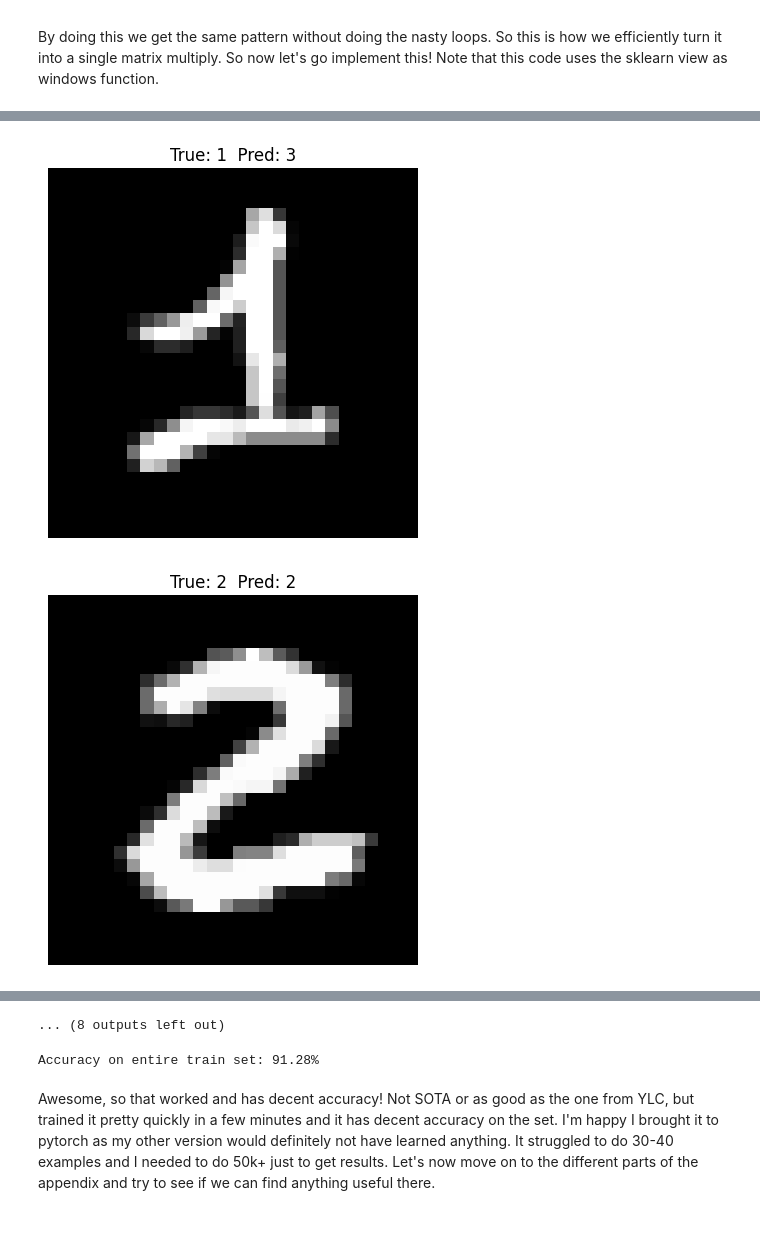
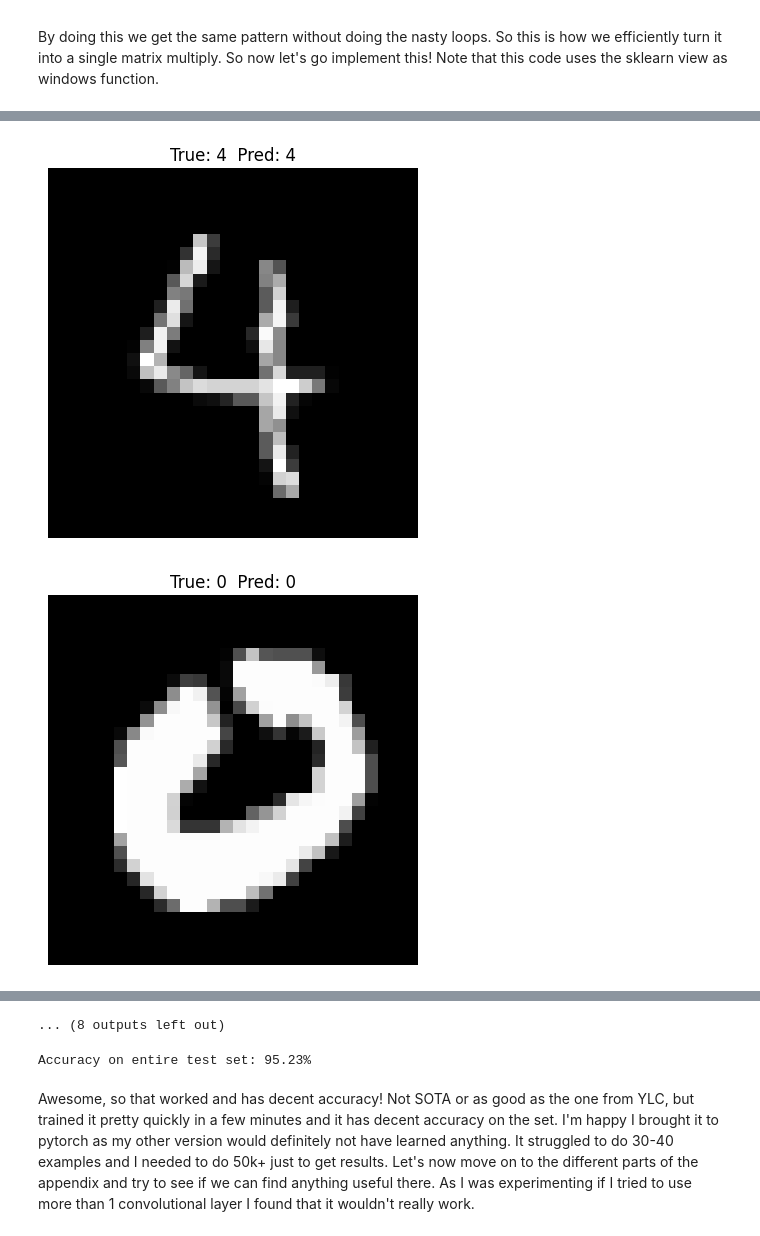
Before and after one commit to julianh65/ML_Learning, a Jupyter notebook: 02-lenet-training-fixes-and-optimizations/lenet_pytorch.ipynb, the cells around one changed output, grey strips where cells are left out. Cells and saved outputs as stored; diff of their text form; code cells hidden in the pictures.

```diff
--- a/02-lenet-training-fixes-and-optimizations/lenet_pytorch.ipynb
+++ b/02-lenet-training-fixes-and-optimizations/lenet_pytorch.ipynb
@@ -13,6 +13,9 @@ x_test = x_test.astype('float32') / 255.0
 
 x_train = torch.from_numpy(x_train)
 y_train = torch.from_numpy(y_train)
+
+x_test = torch.from_numpy(x_test)
+y_test = torch.from_numpy(y_test)
 print("done")
 # %% [output]
 done
@@ -124,8 +127,8 @@ plt.show()
 # %% [output]
 [figure]
 # %%
-# test it on 10 examples
-test_number = 20
+# test it on 5 examples
+test_number = 5
 # helper function to visualize an example
 import matplotlib.pyplot as plt
 import numpy as np
@@ -326,10 +325,10 @@ class LeNet():
     def __init__(self):
         self.layers = [
             # input shape is 28 x 28
-            Convolutional_Feature_Map(18, 1, 5, 5),
+            Convolutional_Feature_Map(16, 1, 5, 5),
             AvgPool2D(2, 2),
             Flatten(),
-            Fully_Connected_Layer(2592, 10, False),
+            Fully_Connected_Layer(2304, 10, False),
         ]
     def __call__(self, x):
         for layer in self.layers:
@@ -343,20 +342,21 @@ import random
 
 lossi = []
 lenet = LeNet()
-learning_rate = 0.002
-epochs = 4
+learning_rate = 0.005
+epochs = 6
 examples_per_epoch = 60000
-switch_point = 3
+switch_point = 5
 print(len(x_train))
 
-print_reset_error_interval = 1000
+print_reset_error_interval = 5000
 cumulative_error = 0
 
 for epoch in range(epochs):
     print("epoch " + str(epoch))
+    cumulative_error = 0
     if(epoch >= switch_point):
         print("reducing lr")
-        learning_rate = 0.0004
+        learning_rate = 0.0003
     for i in range(examples_per_epoch):
         out = lenet(x_train[i])
         loss = loss_individual(out, y_train[i].item())
@@ -419,6 +419,6 @@ def pick_label(out):
 
 for i in range(test_number):
     i = i + 20
-    forward_label = lenet(x_train[i])
-    show_mnist_example(x_train[i], pred_label=pick_label(forward_label), true_label=y_train[i])
+    forward_label = lenet(x_test[i])
+    show_mnist_example(x_test[i], pred_label=pick_label(forward_label), true_label=y_test[i])
 # %% [output]
@@ -429,2 +429,2 @@ for i in range(test_number):
-[figure, old version]
+[figure, new version]
-[figure, old version]
+[figure, new version]
@@ -437,19 +437,19 @@ for i in range(test_number):
 ... (8 outputs left out)
 # %%
 correct_predictions = 0
-total_examples = len(x_train[:5000])
+total_examples = len(x_test)
 
 for i in range(total_examples):
-    out = lenet(x_train[i])
+    out = lenet(x_test[i])
 
     predicted_class = torch.argmax(out).item()
 
-    true_label = y_train[i].item()
+    true_label = y_test[i].item()
 
     if predicted_class == true_label:
         correct_predictions += 1
 
 accuracy_percentage = (correct_predictions / total_examples) * 100
-print(f"Accuracy on entire train set: {accuracy_percentage:.2f}%")
+print(f"Accuracy on entire test set: {accuracy_percentage:.2f}%")
 # %% [output]
-Accuracy on entire train set: 91.28%
+Accuracy on entire test set: 95.23%
@@ -458,5 +456,5 @@ Accuracy on entire train set: 91.28%
 # %% [markdown]
-Awesome, so that worked and has decent accuracy! Not SOTA or as good as the one from YLC, but trained it pretty quickly in a few minutes and it has decent accuracy on the set. I'm happy I brought it to pytorch as my other version would definitely not have learned anything. It struggled to do 30-40 examples and I needed to do 50k+ just to get results. Let's now move on to the different parts of the appendix and try to see if we can find anything useful there.
+Awesome, so that worked and has decent accuracy! Not SOTA or as good as the one from YLC, but trained it pretty quickly in a few minutes and it has decent accuracy on the set. I'm happy I brought it to pytorch as my other version would definitely not have learned anything. It struggled to do 30-40 examples and I needed to do 50k+ just to get results. Let's now move on to the different parts of the appendix and try to see if we can find anything useful there. As I was experimenting if I tried to use more than 1 convolutional layer I found that it wouldn't really work.
 # %% [markdown]
 Appendix A
 
```
Also changed, not shown: parts of 8 cells of this notebook, 1 other file.
